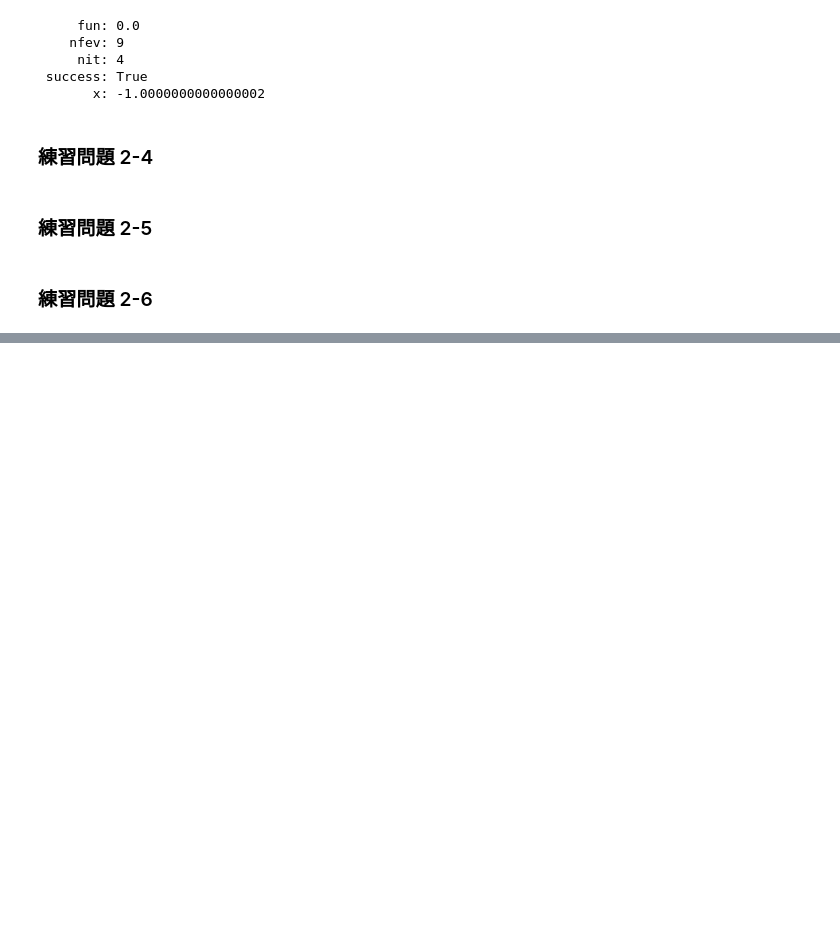
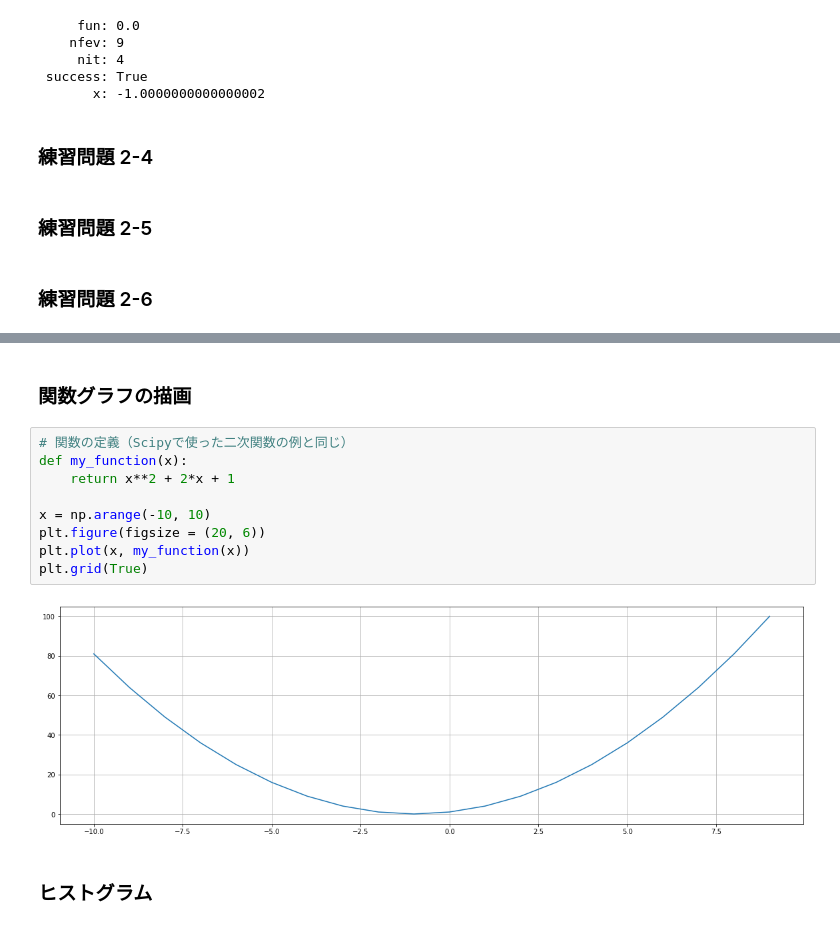
Before and after one commit to HidehikoMURAO/Data-Scientist-Training-Course, a Jupyter notebook: Chapter 2.ipynb, the cells around one changed output, grey strips where cells are left out. Drawn from its saved outputs; the diff is of its cells as text; blank space fills up the shorter version.

```diff
--- a/Chapter 2.ipynb
+++ b/Chapter 2.ipynb
@@ -324,0 +732,15 @@ print(minimize_scalar(my_function, method = 'Brent'))
+# %% [markdown]
+### 関数グラフの描画
+# %%
+# 関数の定義（Scipyで使った二次関数の例と同じ）
+def my_function(x):
+    return x**2 + 2*x + 1
+
+x = np.arange(-10, 10)
+plt.figure(figsize = (20, 6))
+plt.plot(x, my_function(x))
+plt.grid(True)
+# %% [output]
+[figure, added]
+# %% [markdown]
+### ヒストグラム
```
Also changed, not shown: parts of 55 cells of this notebook.
